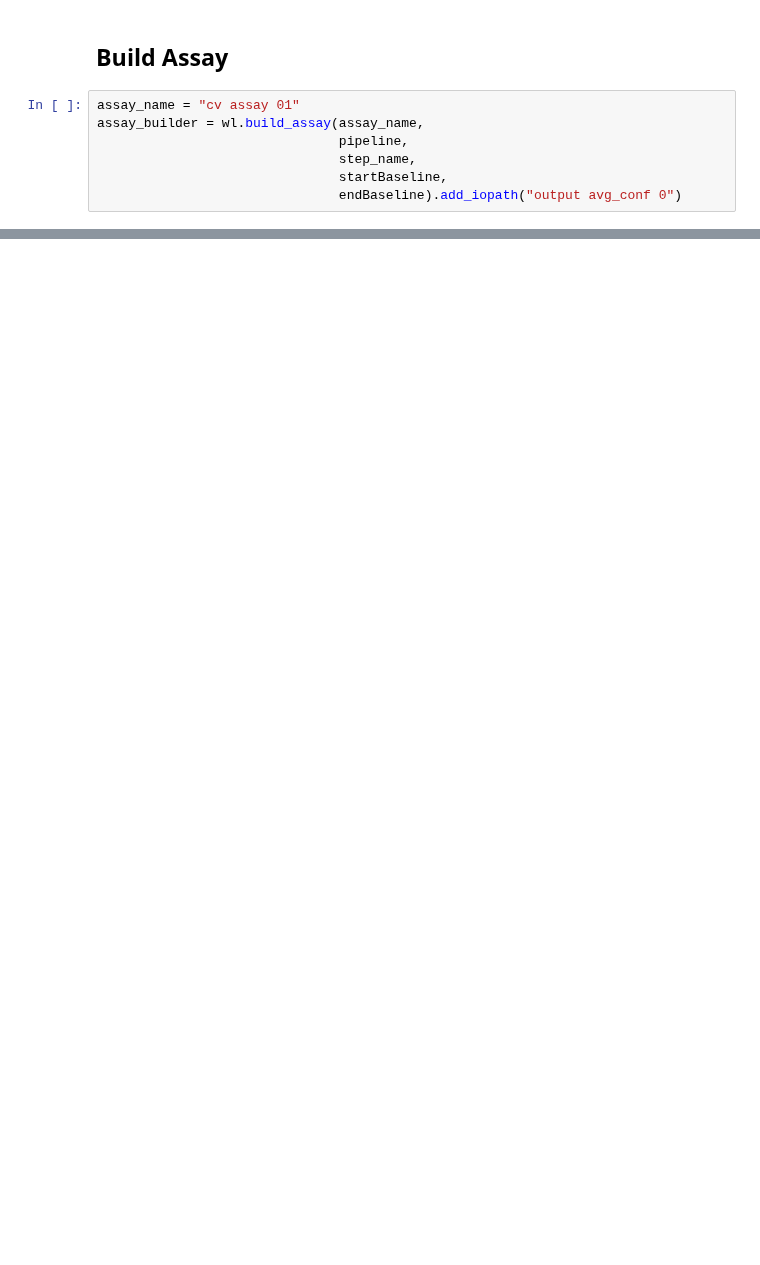
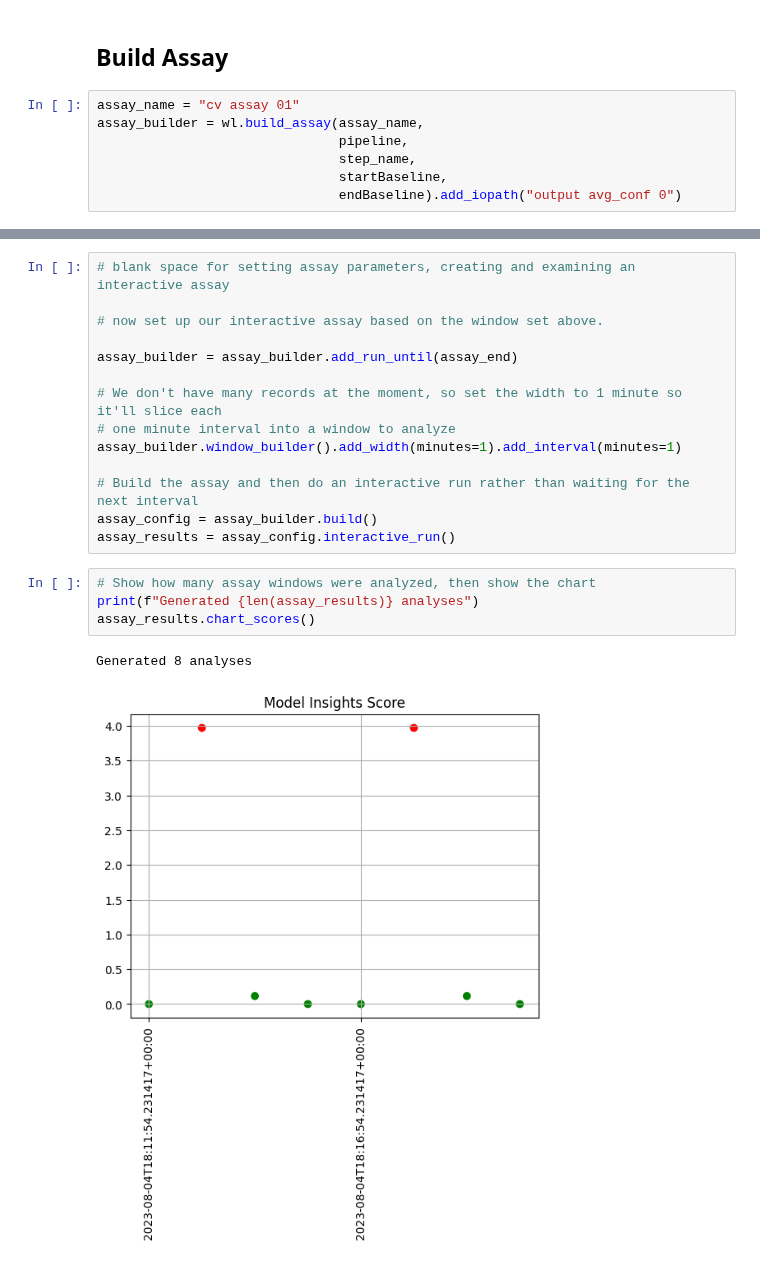
Before and after one commit to WallarooLabs/Workshops, a Jupyter notebook: Computer Vision/Retail/03-cv-retail-observe-assays.ipynb, the cells around one changed output, grey strips where cells are left out. Cells and saved outputs as stored; diff of their text form; blank space fills up the shorter version.

Commit message:
cv assay demo

```diff
--- a/Computer Vision/Retail/03-cv-retail-observe-assays.ipynb
+++ b/Computer Vision/Retail/03-cv-retail-observe-assays.ipynb
@@ -311,2 +347,23 @@ baseline_run.baseline_stats()
+# %%
+# blank space for setting assay parameters, creating and examining an interactive assay
+
+# now set up our interactive assay based on the window set above.
+
+assay_builder = assay_builder.add_run_until(assay_end)
+
+# We don't have many records at the moment, so set the width to 1 minute so it'll slice each
+# one minute interval into a window to analyze
+assay_builder.window_builder().add_width(minutes=1).add_interval(minutes=1)
+
+# Build the assay and then do an interactive run rather than waiting for the next interval
+assay_config = assay_builder.build()
+assay_results = assay_config.interactive_run()
+# %%
+# Show how many assay windows were analyzed, then show the chart
+print(f"Generated {len(assay_results)} analyses")
+assay_results.chart_scores()
+# %% [output]
+Generated 8 analyses
+[figure, added]
 # %%
 pipeline.undeploy()
```
Also changed, not shown: parts of 21 cells of this notebook.
